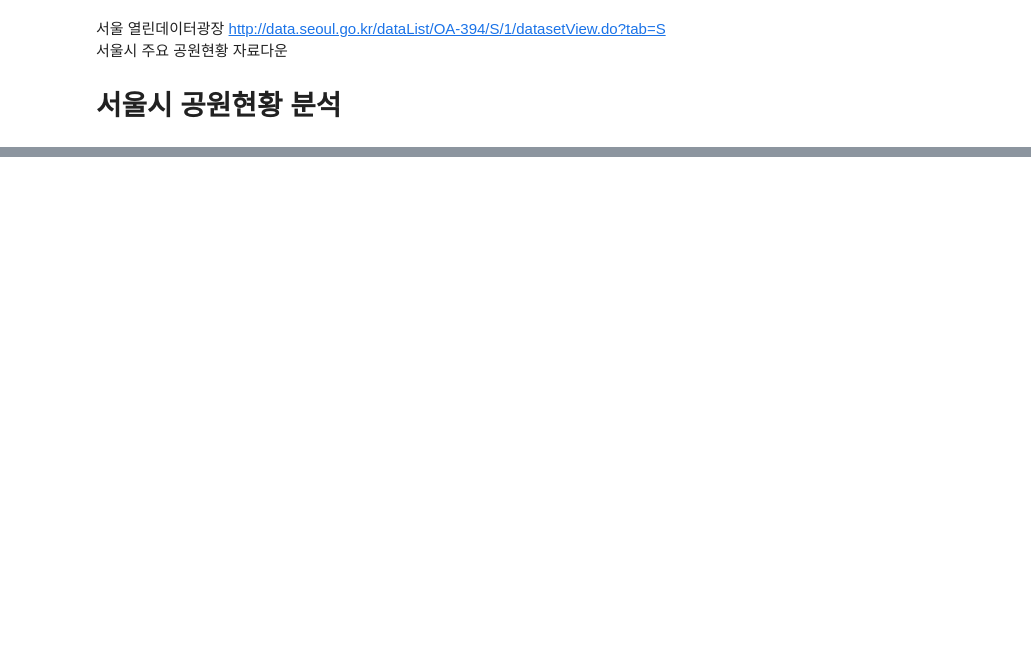
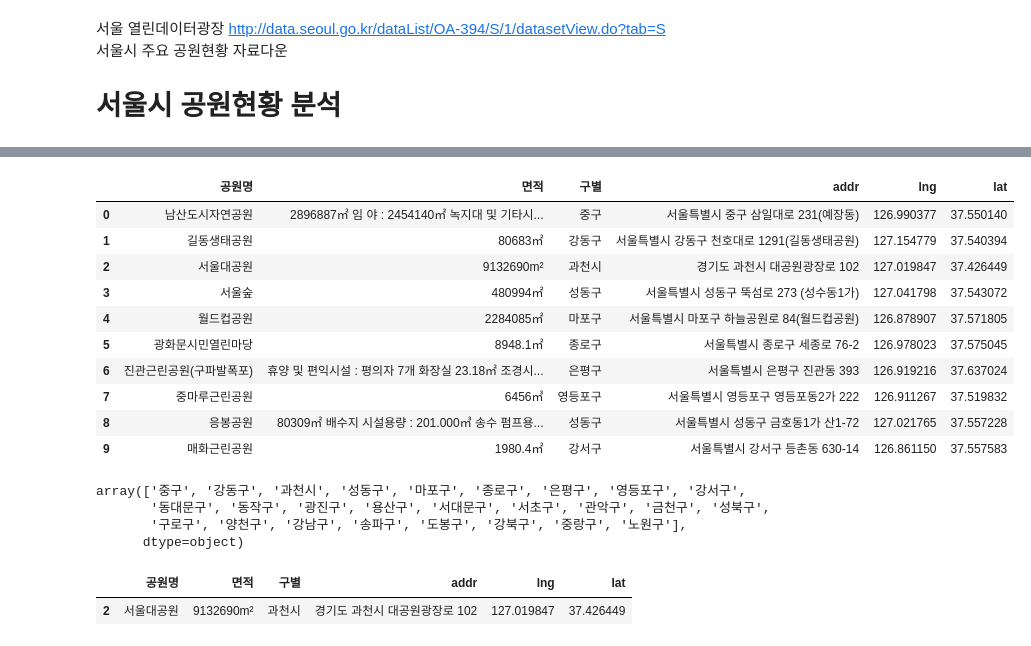
Before and after one commit to EGEG1212/Data-Analysis-2020, a Jupyter notebook: 07.Seoul/04_Park.ipynb, the cells around one changed output, grey strips where cells are left out. Drawn from its saved outputs; the diff is of its cells as text; code cells hidden in the pictures; blank space fills up the shorter version.

```diff
--- a/07.Seoul/04_Park.ipynb
+++ b/07.Seoul/04_Park.ipynb
@@ -53,0 +26,3 @@ KeyError: "['area'] not in index"
+# %%
+park = pd.read_csv('./data/서울시 주요 공원현황.csv', encoding='CP949')[['공원명','면적','지역','공원주소','X좌표(WGS84)','Y좌표(WGS84)']]
+park.head(3)
@@ -53,0 +57,3 @@ KeyError: "['area'] not in index"
+# %%
+# 컬럼명변경
+park.rename({'지역' : '구별','공원주소' : 'addr' , 'X좌표(WGS84)' : 'lng', 'Y좌표(WGS84)' : 'lat'}, inplace=True, axis=1)
@@ -53,0 +73,7 @@ KeyError: "['area'] not in index"
+# %%
+# park.drop([109],inplace=True) 인덱스로 3행을 삭제해도 됨.
+# df = park.dropna(axis=0, how='any') 결측치제거!! nan값모두삭제해버리는방법도있음ㅋㅋ나는 속시원하지만..쓰면 안돼;;;
+#   컬럼면적에 NaN있으면 삭제하라! 3행 삭제되어  132>총129개로 변경
+parkdf = park.dropna(subset=['면적'])
+parkdf.info()
+# '구별'만 128개로 1개부족하다!
@@ -53,0 +118,28 @@ KeyError: "['area'] not in index"
+# %%
+parkdf.head(10)   #면적의 데이터들....난감;;;
+# %% [output]
+|  | 공원명 | 면적 | 구별 | addr | lng | lat |
+| 0 | 남산도시자연공원 | 2896887㎡ 임 야 : 2454140㎡ 녹지대 및 기타시... | 중구 | 서울특별시 중구 삼일대로 231(예장동) | 126.990377 | 37.550140 |
+| 1 | 길동생태공원 | 80683㎡ | 강동구 | 서울특별시 강동구 천호대로 1291(길동생태공원) | 127.154779 | 37.540394 |
+| 2 | 서울대공원 | 9132690m² | 과천시 | 경기도 과천시 대공원광장로 102 | 127.019847 | 37.426449 |
+| 3 | 서울숲 | 480994㎡ | 성동구 | 서울특별시 성동구 뚝섬로 273 (성수동1가) | 127.041798 | 37.543072 |
+| 4 | 월드컵공원 | 2284085㎡ | 마포구 | 서울특별시 마포구 하늘공원로 84(월드컵공원) | 126.878907 | 37.571805 |
+| 5 | 광화문시민열린마당 | 8948.1㎡ | 종로구 | 서울특별시 종로구 세종로 76-2 | 126.978023 | 37.575045 |
+| 6 | 진관근린공원(구파발폭포) | 휴양 및 편익시설 : 평의자 7개 화장실 23.18㎡ 조경시... | 은평구 | 서울특별시 은평구 진관동 393 | 126.919216 | 37.637024 |
+| 7 | 중마루근린공원 | 6456㎥ | 영등포구 | 서울특별시 영등포구 영등포동2가 222 | 126.911267 | 37.519832 |
+| 8 | 응봉공원 | 80309㎡ 배수지 시설용량 : 201.000㎥ 송수 펌프용... | 성동구 | 서울특별시 성동구 금호동1가 산1-72 | 127.021765 | 37.557228 |
+| 9 | 매화근린공원 | 1980.4㎡ | 강서구 | 서울특별시 강서구 등촌동 630-14 | 126.861150 | 37.557583 |
+# %%
+# 컬럼구별이 유니크한지 확인하는데.. 서울이 아닌, 과천시가 있다!!
+parkdf['구별'].unique()
+# %% [output]
+array(['중구', '강동구', '과천시', '성동구', '마포구', '종로구', '은평구', '영등포구', '강서구',
+       '동대문구', '동작구', '광진구', '용산구', '서대문구', '서초구', '관악구', '금천구', '성북구',
+       '구로구', '양천구', '강남구', '송파구', '도봉구', '강북구', '중랑구', '노원구'],
+      dtype=object)
+# %%
+# 과천시는 인덱스몇번인지 검색
+parkdf[parkdf['구별'] == '과천시']
+# %% [output]
+|  | 공원명 | 면적 | 구별 | addr | lng | lat |
+| 2 | 서울대공원 | 9132690m² | 과천시 | 경기도 과천시 대공원광장로 102 | 127.019847 | 37.426449 |
```
Also changed, not shown: parts of 53 cells of this notebook, 18 other files.
